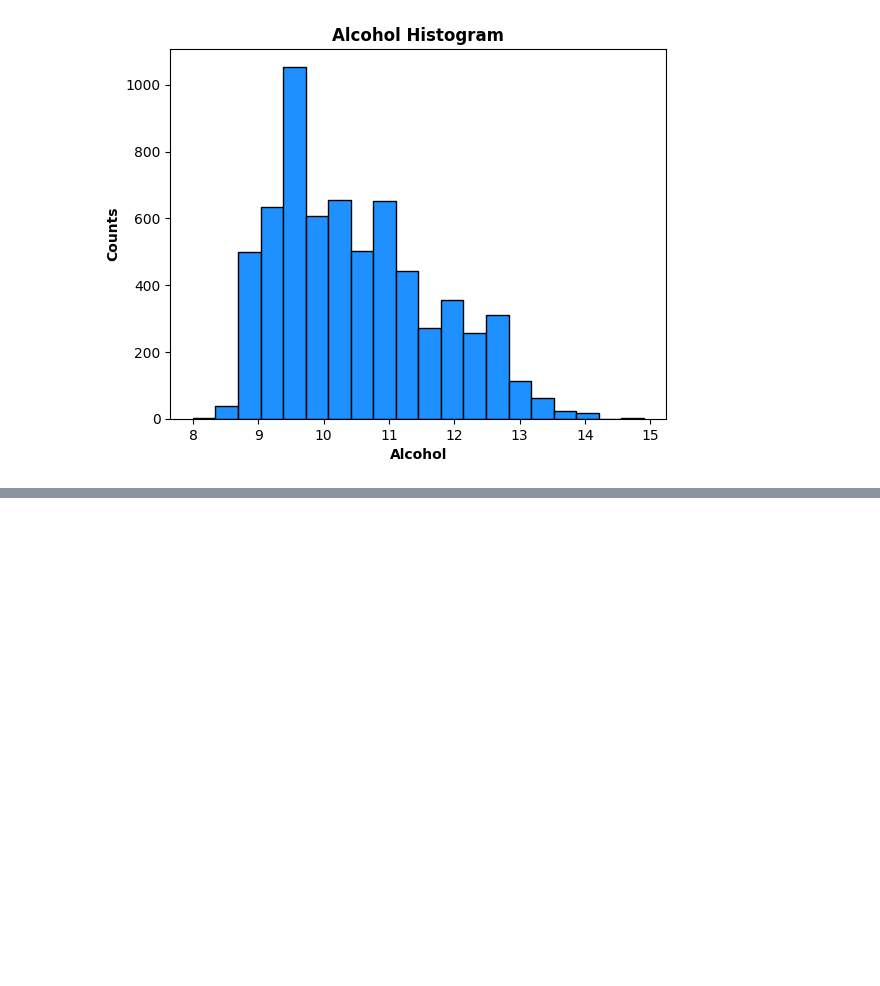
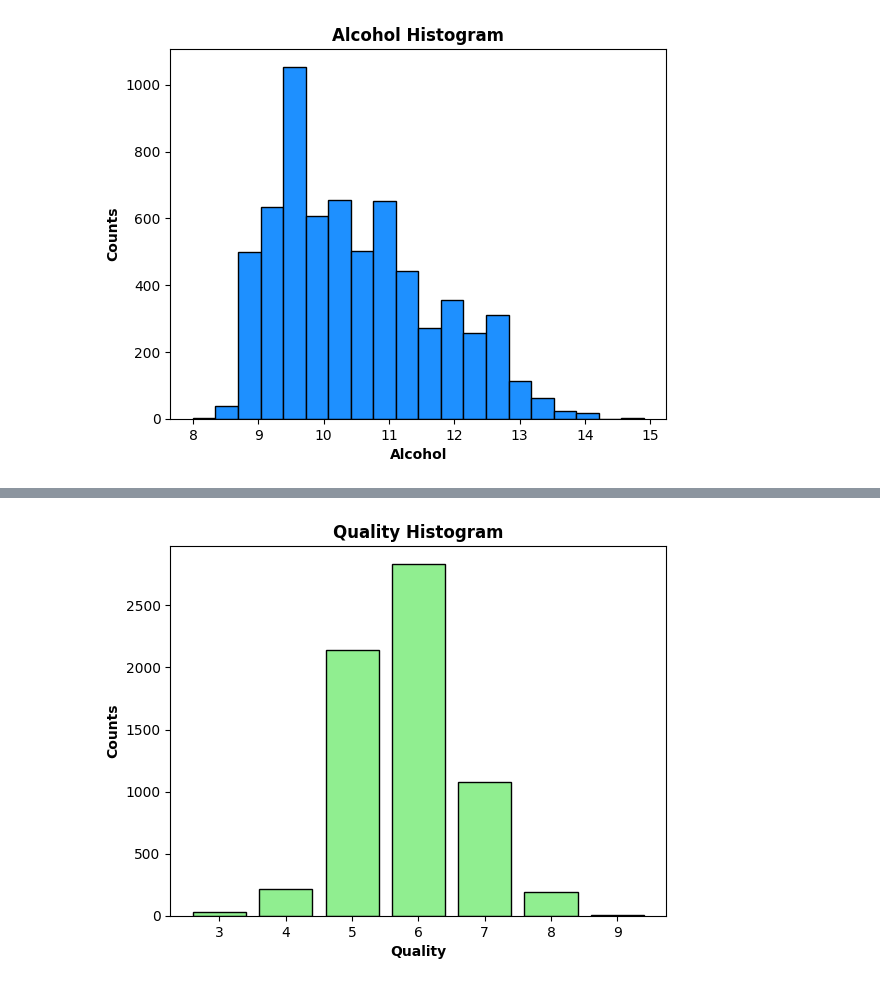
Before and after one commit to markoutsikou/DWS101-ML, a Jupyter notebook: ML_Project_4.ipynb, the cells around one changed output, grey strips where cells are left out. Cells and saved outputs as stored; diff of their text form; code cells hidden in the pictures; blank space fills up the shorter version.

```diff
--- a/ML_Project_4.ipynb
+++ b/ML_Project_4.ipynb
@@ -113,0 +307,3 @@ plt.show()
+# %%
+df_full = pd.read_csv('wine-full.csv')
+df_full.describe()
@@ -113,0 +320,9 @@ plt.show()
+# %%
+quality_counts = df_full['quality'].value_counts()
+plt.bar(quality_counts.index, quality_counts, edgecolor = 'black', width=0.8, color=['lightgreen'])
+plt.title('Quality Histogram', fontweight = 'bold')
+plt.xlabel('Quality', fontweight = 'bold')
+plt.ylabel('Counts', fontweight = 'bold')
+plt.show()
+# %% [output]
+[figure, added]
```
Also changed, not shown: parts of 39 cells of this notebook.
